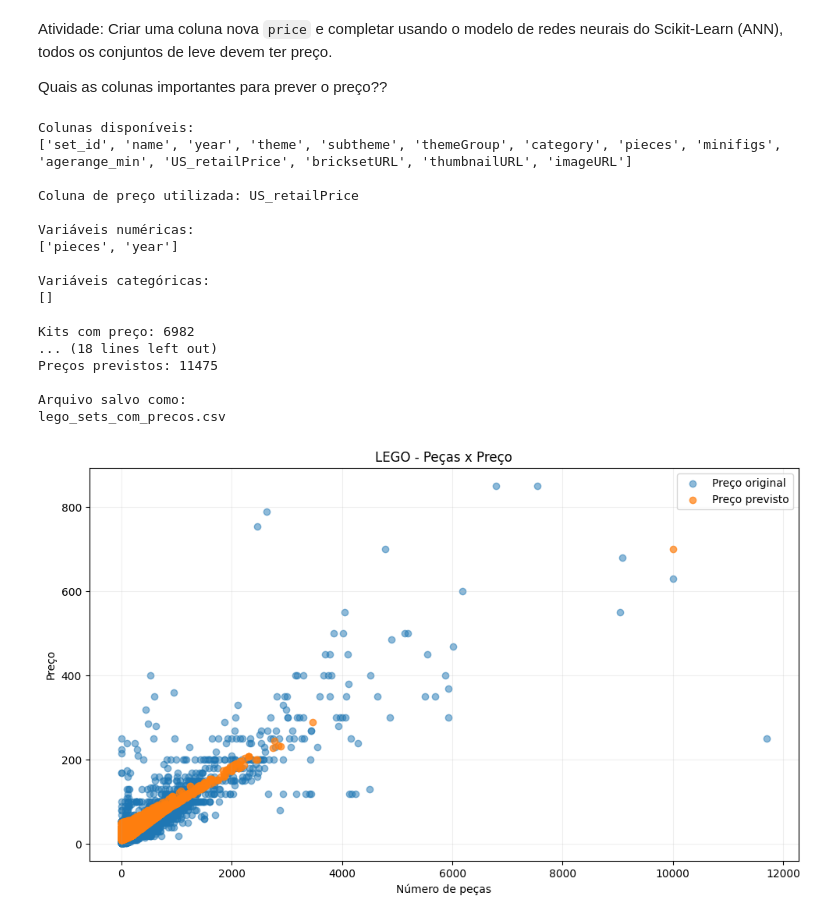
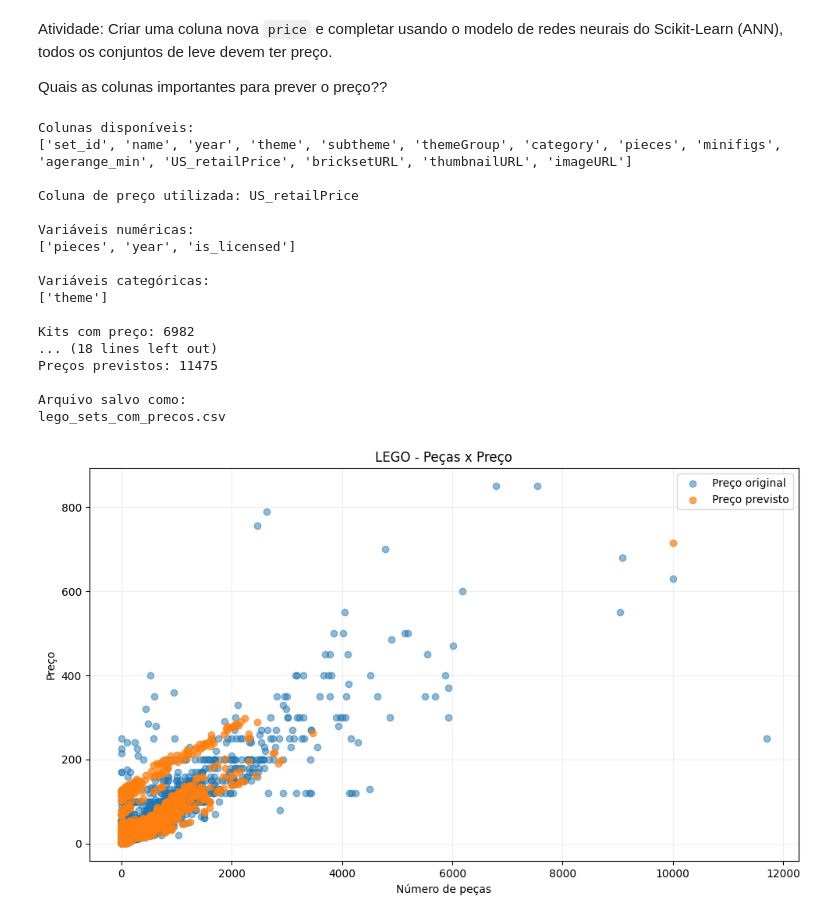
Before and after one commit to RafaelMTu/redes-neurais-lego, a Jupyter notebook: PUCSP_CS_AI_10_AI_ML_ANN_LEGO_LAB.ipynb, the cells around one changed output. Cells and saved outputs as stored; diff of their text form; code cells hidden in the pictures.

```diff
--- a/PUCSP_CS_AI_10_AI_ML_ANN_LEGO_LAB.ipynb
+++ b/PUCSP_CS_AI_10_AI_ML_ANN_LEGO_LAB.ipynb
@@ -204,9 +204,9 @@ temas_licenciados = [
     "Jurassic World"
 ]
 
-if "theme_name" in df.columns:
+if "theme" in df.columns:
 
-    df["is_licensed"] = df["theme_name"].astype(str).apply(
+    df["is_licensed"] = df["theme"].astype(str).apply(
         lambda x:
         1 if any(
             tema.lower() in x.lower()
@@ -228,7 +228,7 @@ possiveis_numericas = [
 ]
 
 possiveis_categoricas = [
-    "theme_name",
+    "theme", # Changed from "theme_name" to "theme"
     "ages"
 ]
 
@@ -526,33 +526,33 @@ if "pieces" in df.columns:
 
     plt.title(
         "LEGO - Peças x Preço"
     )
 
     plt.legend()
 
     plt.grid(
         alpha=0.2
     )
 
     plt.tight_layout()
 
     plt.show()
 # %% [output]
 Colunas disponíveis:
 ['set_id', 'name', 'year', 'theme', 'subtheme', 'themeGroup', 'category', 'pieces', 'minifigs', 'agerange_min', 'US_retailPrice', 'bricksetURL', 'thumbnailURL', 'imageURL']
 
 Coluna de preço utilizada: US_retailPrice
 
 Variáveis numéricas:
-['pieces', 'year']
+['pieces', 'year', 'is_licensed']
 
 Variáveis categóricas:
-[]
+['theme']
 
 Kits com preço: 6982
 ... (18 lines left out)
 Preços previstos: 11475
 
 Arquivo salvo como:
 lego_sets_com_precos.csv
-[figure, old version]
+[figure, new version]
```
Also changed, not shown: parts of 1 cell of this notebook.
